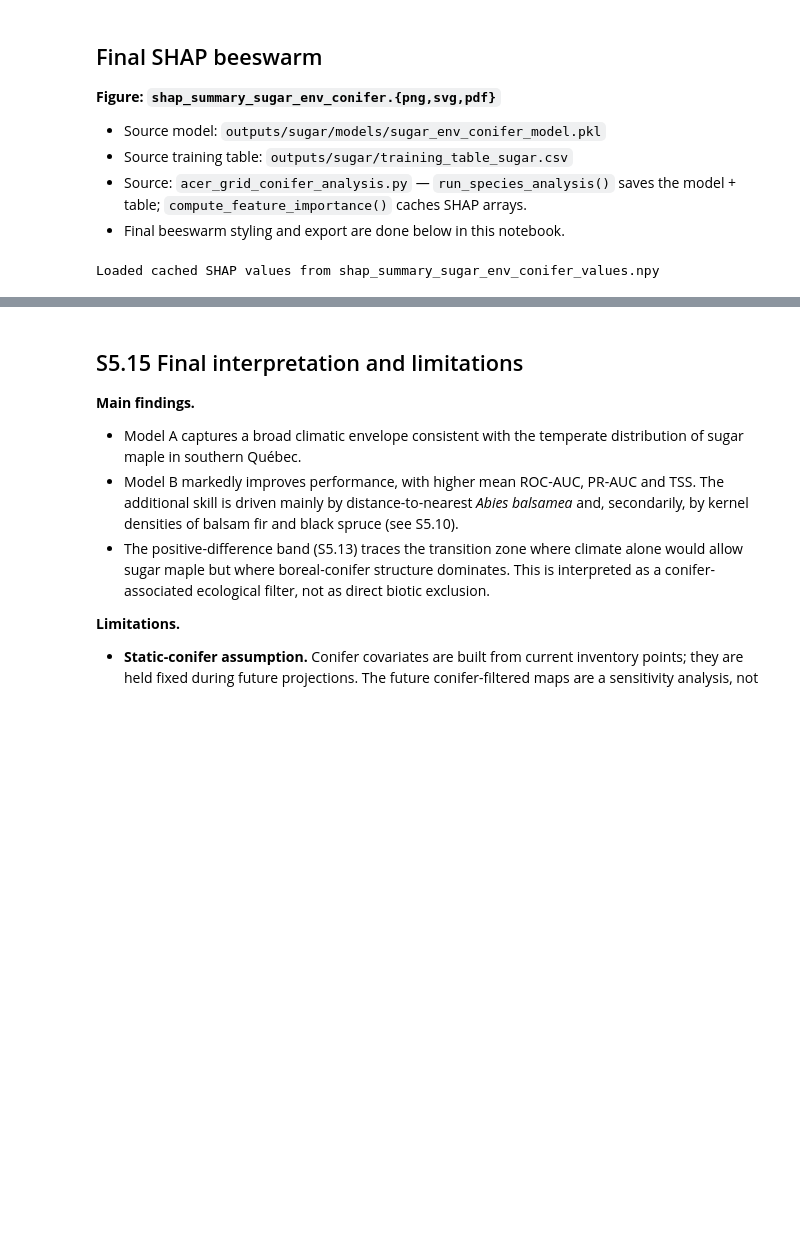
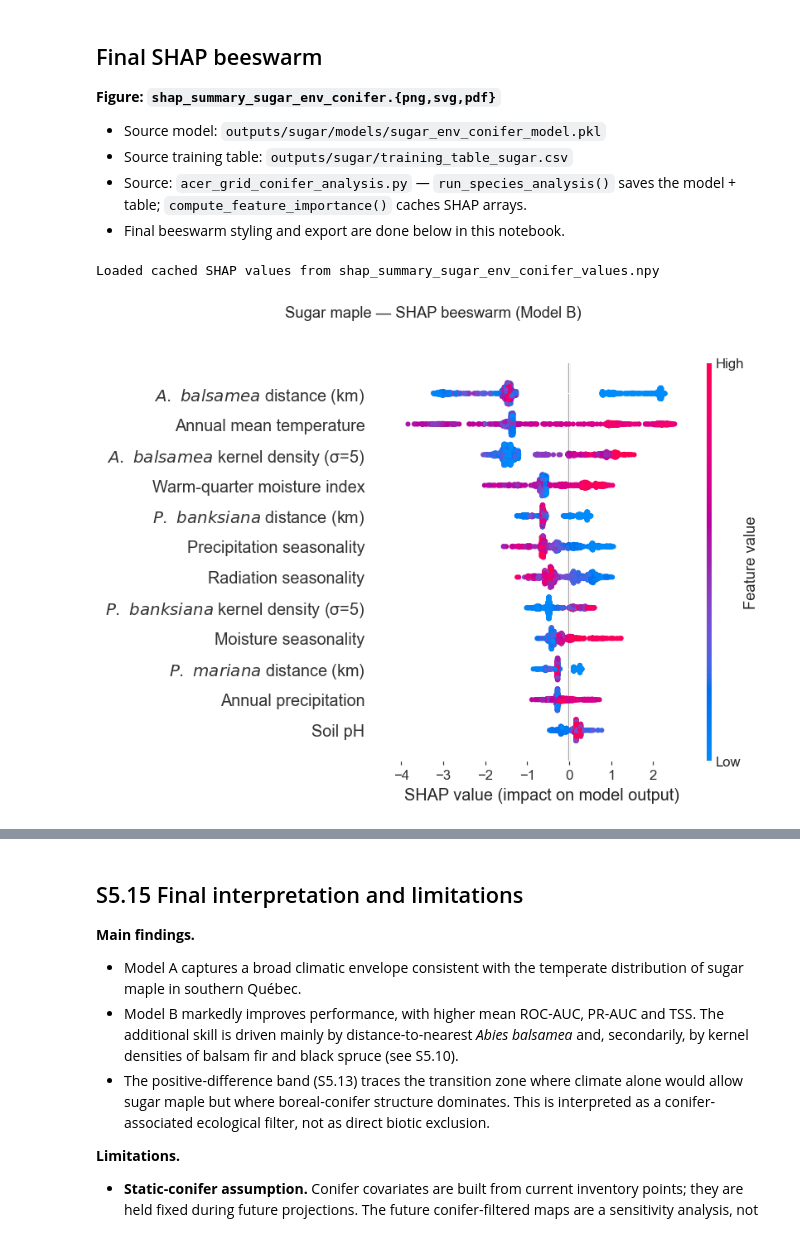
Before and after one commit to jorgelizarazo94/Maple_Quebecois, a Jupyter notebook: Supplementary_5_FINAL.ipynb, the cells around one changed output, grey strips where cells are left out. Cells and saved outputs as stored; diff of their text form; code cells hidden in the pictures; blank space fills up the shorter version.

```diff
--- a/Supplementary_5_FINAL.ipynb
+++ b/Supplementary_5_FINAL.ipynb
@@ -534,31 +534,32 @@ else:
     df_train  = pd.read_csv(train_table)
     X_full    = df_train[feat_names]
 
     if cached_values.exists() and cached_sample.exists():
         shap_values = np.load(cached_values)
         shap_sample = pd.read_csv(cached_sample)
         print("Loaded cached SHAP values from", cached_values.name)
     else:
         shap_sample = X_full.sample(min(len(X_full), 5000), random_state=42)
         explainer   = shap.TreeExplainer(model_b)
         shap_values = explainer.shap_values(shap_sample)
         if isinstance(shap_values, list):
             shap_values = shap_values[-1]
         shap_values = np.asarray(shap_values)
         np.save(cached_values, shap_values)
         shap_sample.to_csv(cached_sample, index=False)
         print("Computed and cached SHAP values (sample size =", len(shap_sample), ")")
 
     pretty_X = shap_sample.rename(columns=SHAP_LABELS)
     plt.figure(figsize=(7.5, 5.5))
     shap.summary_plot(shap_values, pretty_X, max_display=12, show=False, plot_size=None)
     fig = plt.gcf()
     fig.suptitle("Sugar maple — SHAP beeswarm (Model B)", y=1.02)
     fig.tight_layout()
     for _ext in ("png", "svg", "pdf"):
         fig.savefig(paths.sugar_outputs_dir / f"shap_summary_sugar_env_conifer.{_ext}",
                     dpi=300, bbox_inches="tight")
-    plt.show()
+    display(fig)
     plt.close(fig)
 # %% [output]
 Loaded cached SHAP values from shap_summary_sugar_env_conifer_values.npy
+[figure, added]
```
Also changed, not shown: parts of 1 cell of this notebook, 1 other file.
